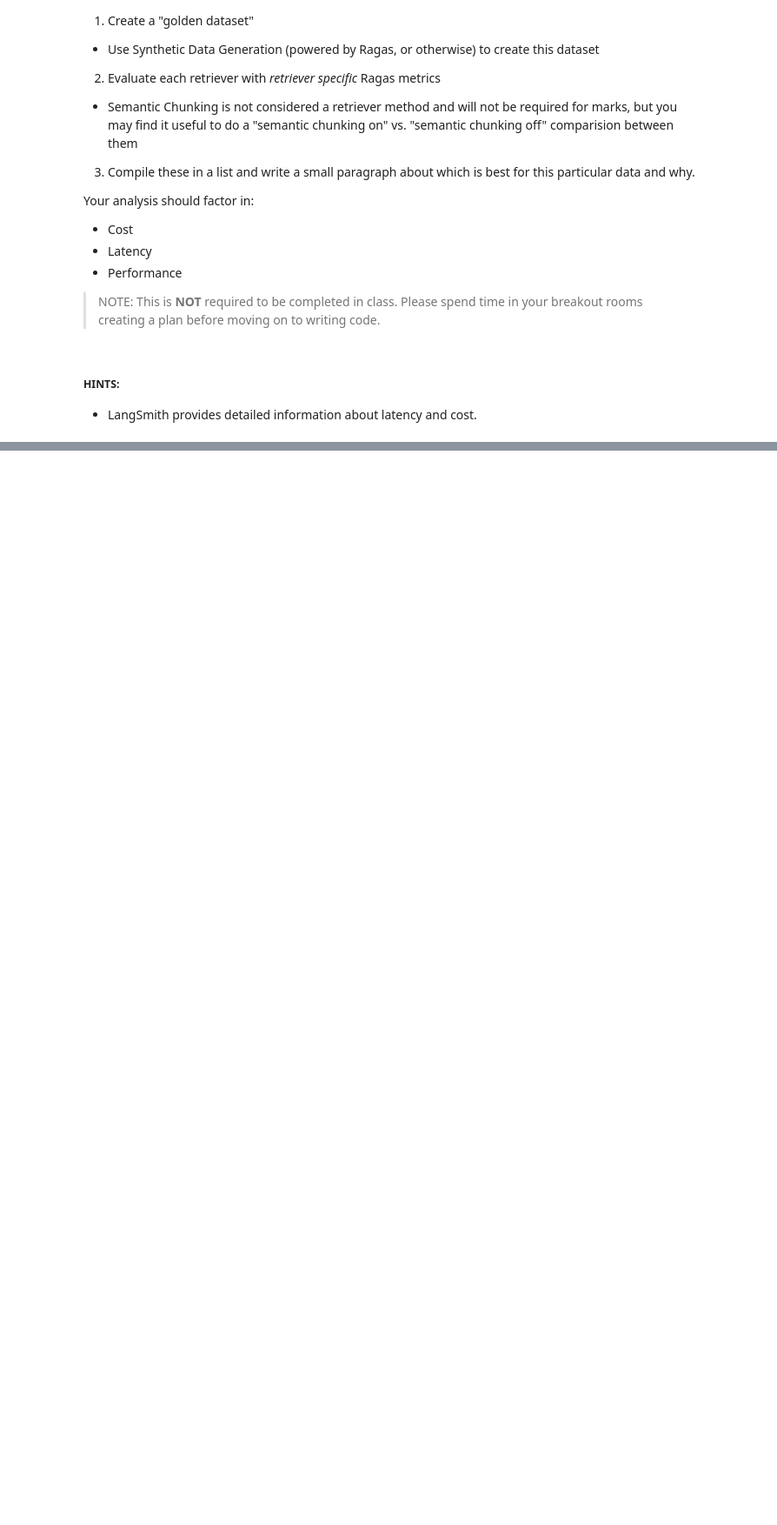
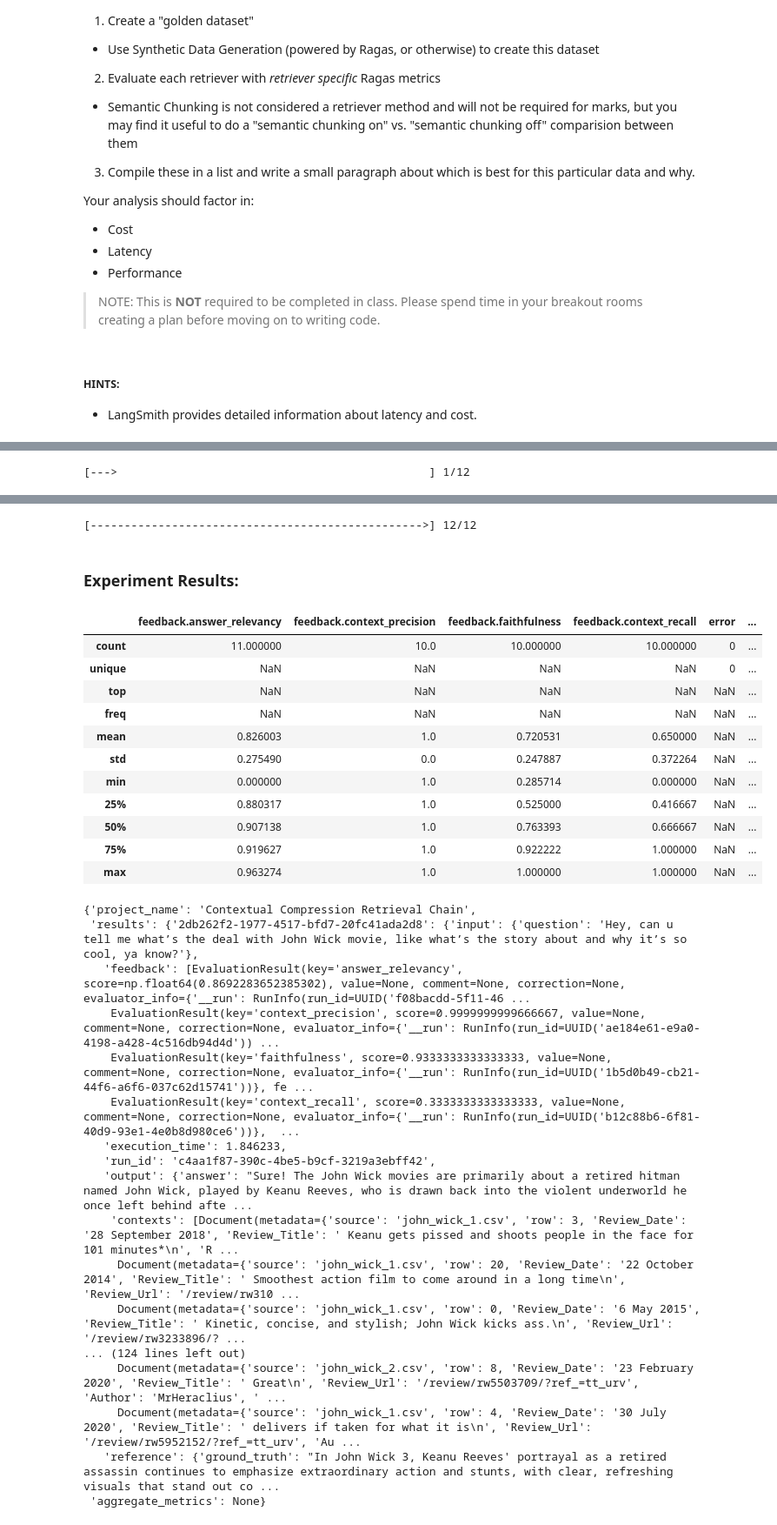
Before and after one commit to mafzaal/AIE6, a Jupyter notebook: 13_Advanced_Retrieval/Advanced_Retrieval_with_LangChain_Assignment.ipynb, the cells around one changed output, grey strips where cells are left out. Shown at 87% size. Drawn from its saved outputs; the diff is of its cells as text; code cells hidden in the pictures; blank space fills up the shorter version.

```diff
--- a/13_Advanced_Retrieval/Advanced_Retrieval_with_LangChain_Assignment.ipynb
+++ b/13_Advanced_Retrieval/Advanced_Retrieval_with_LangChain_Assignment.ipynb
@@ -583,0 +959,9 @@ In this final step, we build comparison table and write a report. We will get Co
+# %%
+a_chain = (contextual_compression_retrieval_chain |
+    {
+        "answer": itemgetter("response") | StrOutputParser(),
+        "contexts": itemgetter("context") ,
+    })
+
+evaluate( dataset_name="John Wick Reviews",llm_or_chain_factory=a_chain,experiment_name="Contextual Compression Retrieval Chain", metrics=metrics, verbose=True)
+# %% [output]
@@ -583,0 +991 @@ In this final step, we build comparison table and write a report. We will get Co
+[--->                                              ] 1/12
@@ -583,0 +1009,31 @@ In this final step, we build comparison table and write a report. We will get Co
+[------------------------------------------------->] 12/12
+Experiment Results:
+|  | feedback.answer_relevancy | feedback.context_precision | feedback.faithfulness | feedback.context_recall | error | ... |
+| count | 11.000000 | 10.0 | 10.000000 | 10.000000 | 0 | ... |
+| unique | NaN | NaN | NaN | NaN | 0 | ... |
+| top | NaN | NaN | NaN | NaN | NaN | ... |
+| freq | NaN | NaN | NaN | NaN | NaN | ... |
+| mean | 0.826003 | 1.0 | 0.720531 | 0.650000 | NaN | ... |
+| std | 0.275490 | 0.0 | 0.247887 | 0.372264 | NaN | ... |
+| min | 0.000000 | 1.0 | 0.285714 | 0.000000 | NaN | ... |
+| 25% | 0.880317 | 1.0 | 0.525000 | 0.416667 | NaN | ... |
+| 50% | 0.907138 | 1.0 | 0.763393 | 0.666667 | NaN | ... |
+| 75% | 0.919627 | 1.0 | 0.922222 | 1.000000 | NaN | ... |
+| max | 0.963274 | 1.0 | 1.000000 | 1.000000 | NaN | ... |
+{'project_name': 'Contextual Compression Retrieval Chain',
+ 'results': {'2db262f2-1977-4517-bfd7-20fc41ada2d8': {'input': {'question': 'Hey, can u tell me what’s the deal with John Wick movie, like what’s the story about and why it’s so cool, ya know?'},
+   'feedback': [EvaluationResult(key='answer_relevancy', score=np.float64(0.8692283652385302), value=None, comment=None, correction=None, evaluator_info={'__run': RunInfo(run_id=UUID('f08bacdd-5f11-46 ...
+    EvaluationResult(key='context_precision', score=0.9999999999666667, value=None, comment=None, correction=None, evaluator_info={'__run': RunInfo(run_id=UUID('ae184e61-e9a0-4198-a428-4c516db94d4d')) ...
+    EvaluationResult(key='faithfulness', score=0.9333333333333333, value=None, comment=None, correction=None, evaluator_info={'__run': RunInfo(run_id=UUID('1b5d0b49-cb21-44f6-a6f6-037c62d15741'))}, fe ...
+    EvaluationResult(key='context_recall', score=0.3333333333333333, value=None, comment=None, correction=None, evaluator_info={'__run': RunInfo(run_id=UUID('b12c88b6-6f81-40d9-93e1-4e0b8d980ce6'))},  ...
+   'execution_time': 1.846233,
+   'run_id': 'c4aa1f87-390c-4be5-b9cf-3219a3ebff42',
+   'output': {'answer': "Sure! The John Wick movies are primarily about a retired hitman named John Wick, played by Keanu Reeves, who is drawn back into the violent underworld he once left behind afte ...
+    'contexts': [Document(metadata={'source': 'john_wick_1.csv', 'row': 3, 'Review_Date': '28 September 2018', 'Review_Title': ' Keanu gets pissed and shoots people in the face for 101 minutes*\n', 'R ...
+     Document(metadata={'source': 'john_wick_1.csv', 'row': 20, 'Review_Date': '22 October 2014', 'Review_Title': ' Smoothest action film to come around in a long time\n', 'Review_Url': '/review/rw310 ...
+     Document(metadata={'source': 'john_wick_1.csv', 'row': 0, 'Review_Date': '6 May 2015', 'Review_Title': ' Kinetic, concise, and stylish; John Wick kicks ass.\n', 'Review_Url': '/review/rw3233896/? ...
+... (124 lines left out)
+     Document(metadata={'source': 'john_wick_2.csv', 'row': 8, 'Review_Date': '23 February 2020', 'Review_Title': ' Great\n', 'Review_Url': '/review/rw5503709/?ref_=tt_urv', 'Author': 'MrHeraclius', ' ...
+     Document(metadata={'source': 'john_wick_1.csv', 'row': 4, 'Review_Date': '30 July 2020', 'Review_Title': ' delivers if taken for what it is\n', 'Review_Url': '/review/rw5952152/?ref_=tt_urv', 'Au ...
+   'reference': {'ground_truth': "In John Wick 3, Keanu Reeves' portrayal as a retired assassin continues to emphasize extraordinary action and stunts, with clear, refreshing visuals that stand out co ...
+ 'aggregate_metrics': None}
```
Also changed, not shown: parts of 17 cells of this notebook, 1 other file.
